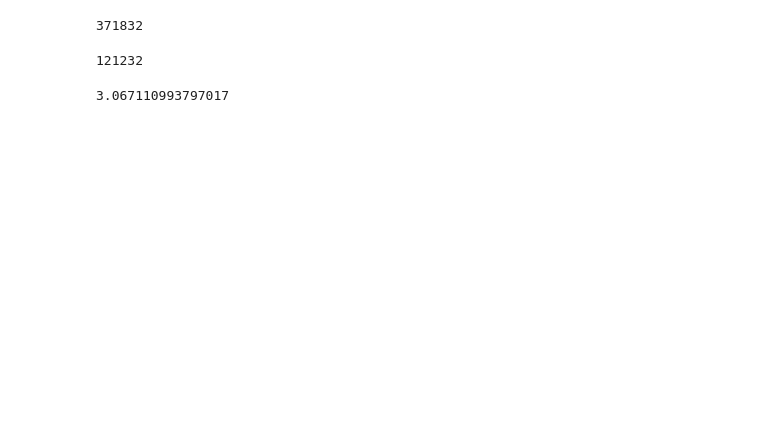
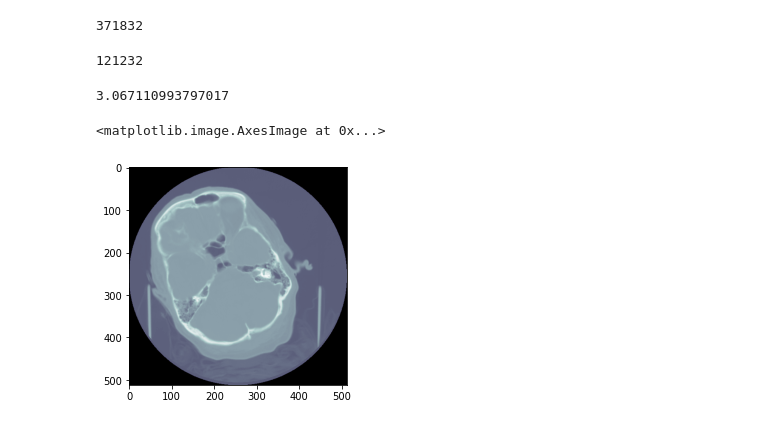
Before and after one commit to OG-surajchand/Intracranial-Hemorrhage-Detection, a Jupyter notebook: Visualisation.ipynb, the cells around one changed output. Cells and saved outputs as stored; diff of their text form; code cells hidden in the pictures; blank space fills up the shorter version.

```diff
--- a/Visualisation.ipynb
+++ b/Visualisation.ipynb
@@ -129,4 +129,10 @@ len(train_files)/len(test_files)
 #Approx train = 3 * test, so we can say that the ratio of train to test image is 3:1, 75% to 25%
 # %% [output]
 3.067110993797017
+# %%
+dcm = pyd.dcmread(INPUT_PATH+"stage_2_train/"+train_files[0])
+plt.imshow(dcm.pixel_array,cmap = plt.cm.bone)
+# %% [output]
+<matplotlib.image.AxesImage at 0x...>
+[figure, added]
 # %%
```
Also changed, not shown: parts of 2 cells of this notebook.
